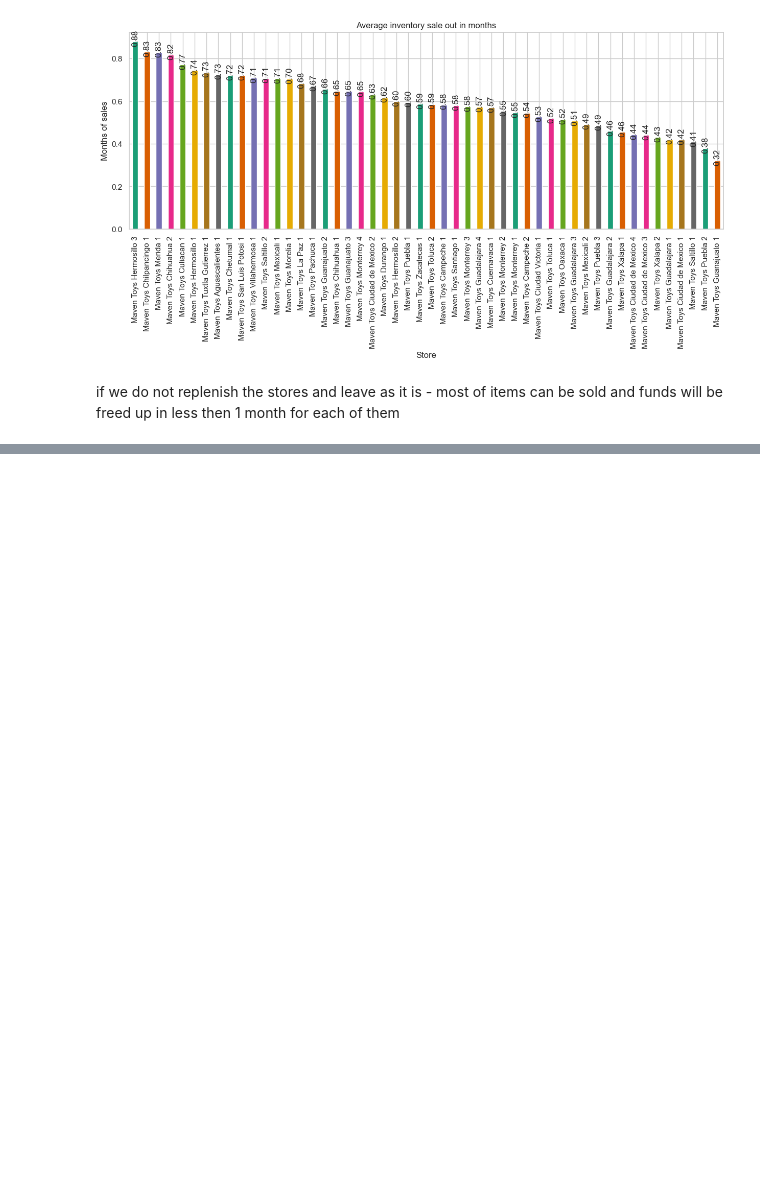
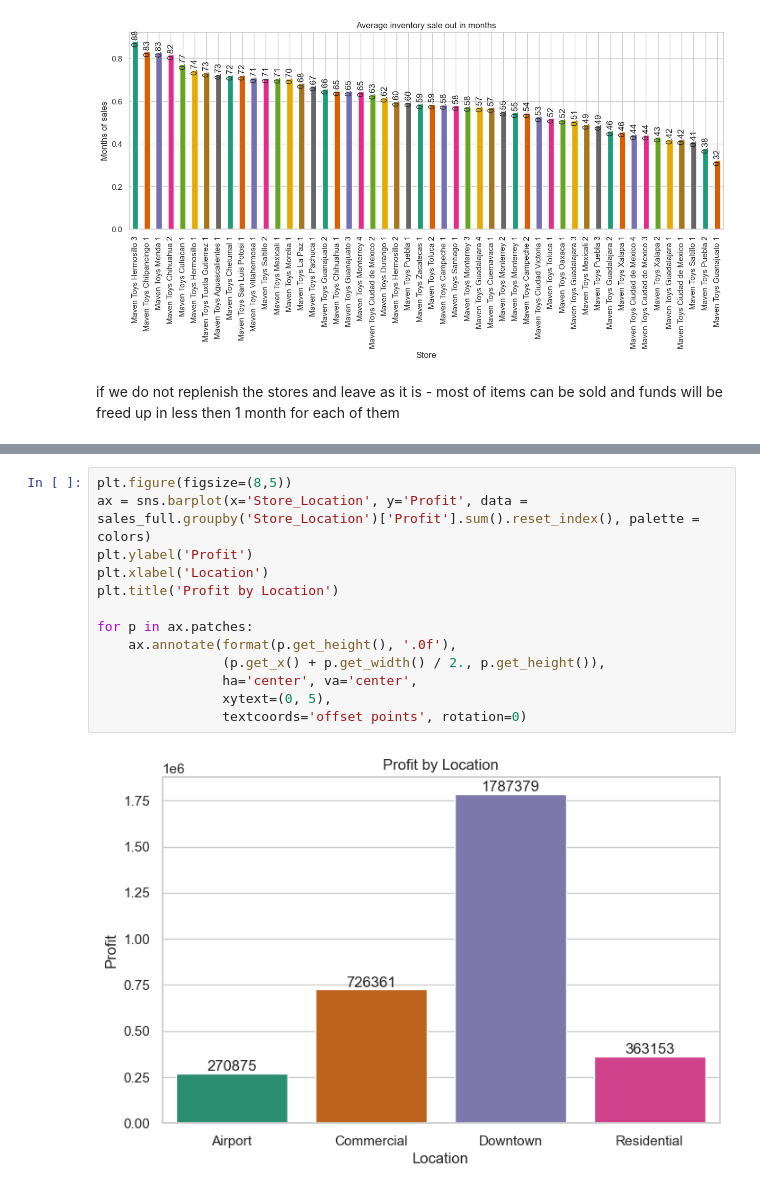
Before and after one commit to obaliuta/inventory_analysis, a Jupyter notebook: notebook.ipynb, the cells around one changed output, grey strips where cells are left out. Cells and saved outputs as stored; diff of their text form; blank space fills up the shorter version.

```diff
--- a/notebook.ipynb
+++ b/notebook.ipynb
@@ -572,0 +610,15 @@ if we do not replenish the stores and leave as it is - most of items can be sold
+# %%
+plt.figure(figsize=(8,5))
+ax = sns.barplot(x='Store_Location', y='Profit', data = sales_full.groupby('Store_Location')['Profit'].sum().reset_index(), palette = colors)
+plt.ylabel('Profit')
+plt.xlabel('Location')
+plt.title('Profit by Location')
+
+for p in ax.patches:
+    ax.annotate(format(p.get_height(), '.0f'),
+                (p.get_x() + p.get_width() / 2., p.get_height()),
+                ha='center', va='center',
+                xytext=(0, 5),
+                textcoords='offset points', rotation=0)
+# %% [output]
+[figure, added]
```
Also changed, not shown: parts of 17 cells of this notebook.
